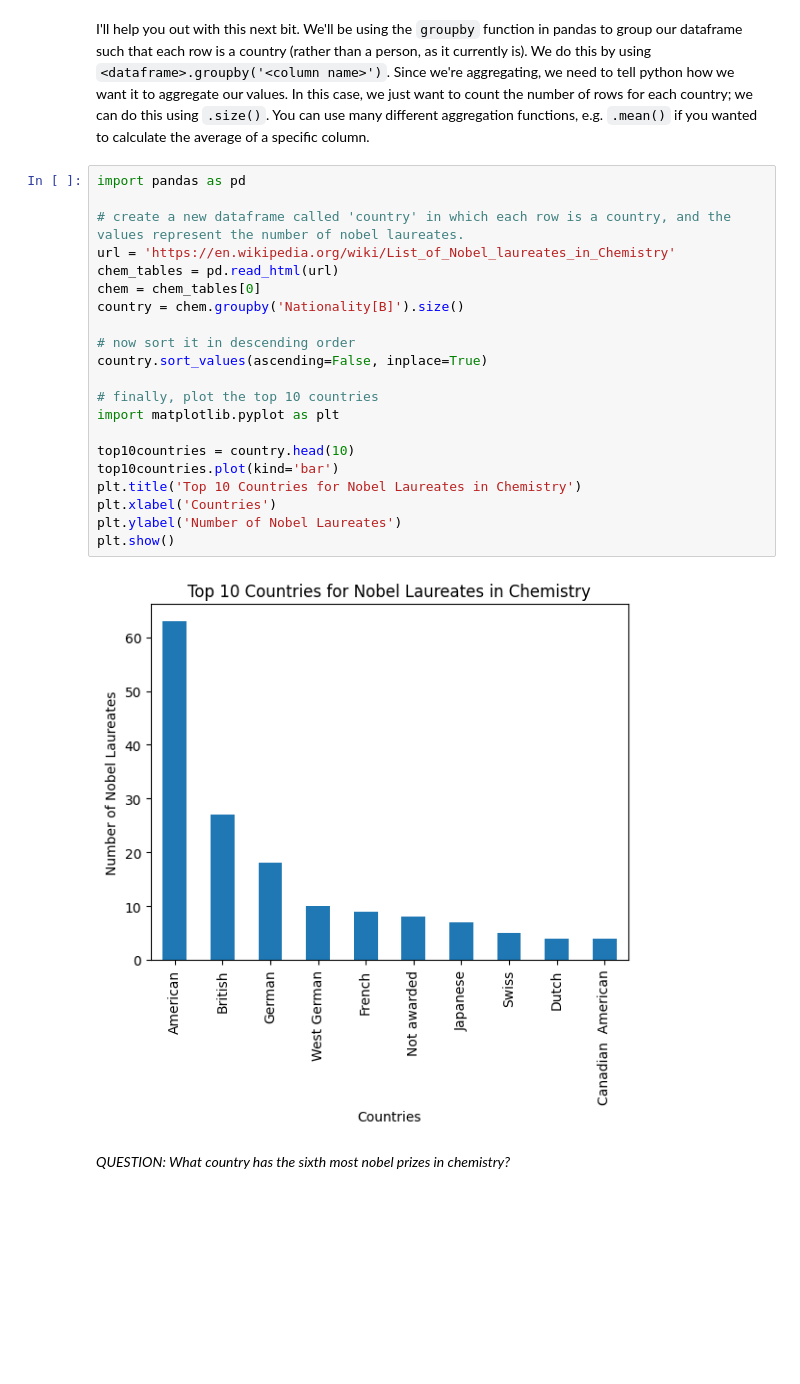
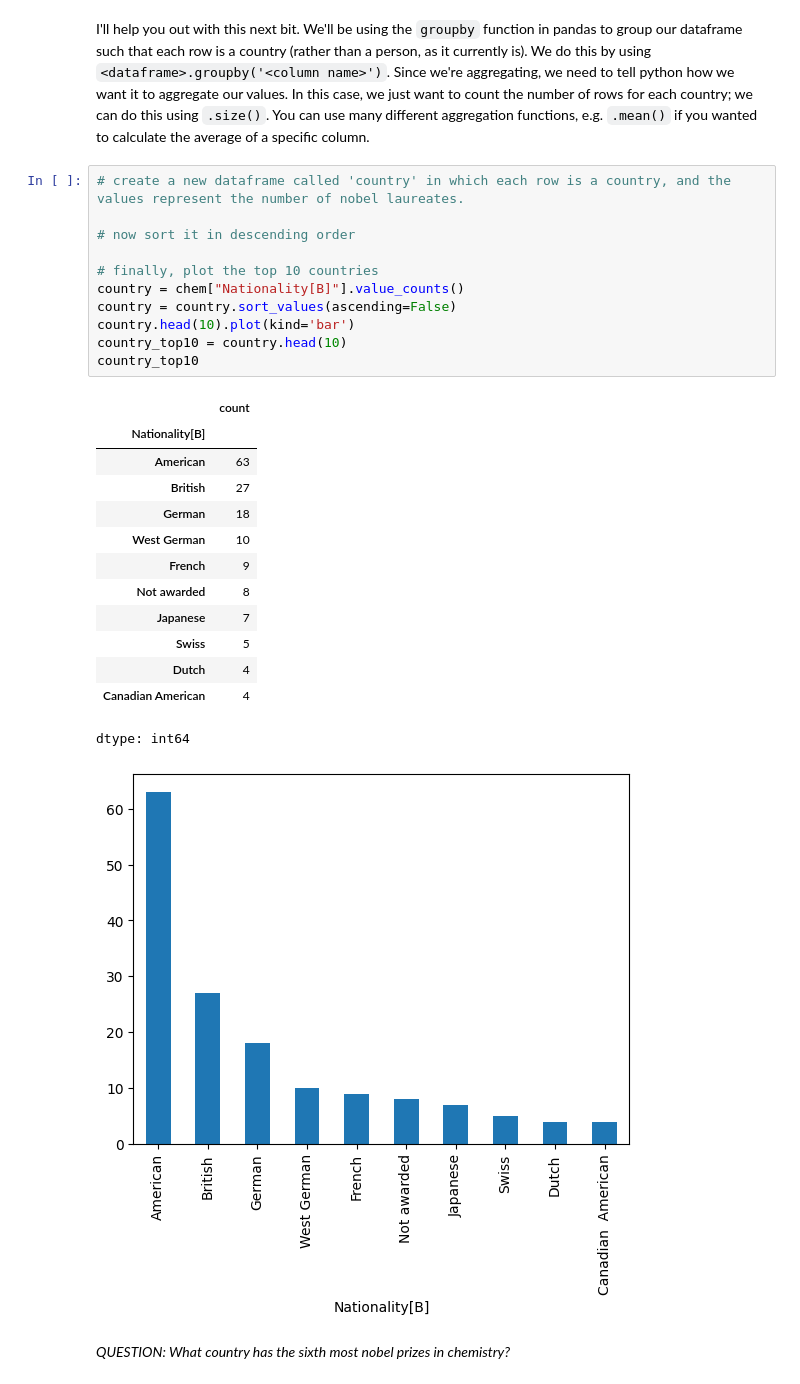
Before and after one commit to YIQISHENG/QM2, a Jupyter notebook: notebooks/W2_Working_with_Data_in_Pandas.ipynb, the cells around one changed output. Drawn from its saved outputs; the diff is of its cells as text; blank space fills up the shorter version.

```diff
--- a/notebooks/W2_Working_with_Data_in_Pandas.ipynb
+++ b/notebooks/W2_Working_with_Data_in_Pandas.ipynb
@@ -403,28 +426,31 @@ Using the following URL https://en.wikipedia.org/wiki/List_of_Nobel_laureates_in
 # %% [markdown]
 I'll help you out with this next bit. We'll be using the `groupby` function in pandas to group our dataframe such that each row is a country (rather than a person, as it currently is). We do this by using `<dataframe>.groupby('<column name>')`. Since we're aggregating, we need to tell python how we want it to aggregate our values. In this case, we just want to count the number of rows for each country; we can do this using `.size()`. You can use many different aggregation functions, e.g. `.mean()` if you wanted to calculate the average of a specific column.
 # %%
-import pandas as pd
-
 # create a new dataframe called 'country' in which each row is a country, and the values represent the number of nobel laureates.
-url = 'https://en.wikipedia.org/wiki/List_of_Nobel_laureates_in_Chemistry'
-chem_tables = pd.read_html(url)
-chem = chem_tables[0]
-country = chem.groupby('Nationality[B]').size()
 
 # now sort it in descending order
-country.sort_values(ascending=False, inplace=True)
 
 # finally, plot the top 10 countries
-import matplotlib.pyplot as plt
-
-top10countries = country.head(10)
-top10countries.plot(kind='bar')
-plt.title('Top 10 Countries for Nobel Laureates in Chemistry')
-plt.xlabel('Countries')
-plt.ylabel('Number of Nobel Laureates')
-plt.show()
+country = chem["Nationality[B]"].value_counts()
+country = country.sort_values(ascending=False)
+country.head(10).plot(kind='bar')
+country_top10 = country.head(10)
+country_top10
 # %% [output]
+|  | count |
+| Nationality[B] |  |
+| American | 63 |
+| British | 27 |
+| German | 18 |
+| West German | 10 |
+| French | 9 |
+| Not awarded | 8 |
+| Japanese | 7 |
+| Swiss | 5 |
+| Dutch | 4 |
+| Canadian American | 4 |
+dtype: int64
-[figure, old version]
+[figure, new version]
 # %% [markdown]
 *QUESTION: What country has the sixth most nobel prizes in chemistry?*
 # %% [markdown]
```
Also changed, not shown: parts of 1 cell of this notebook.
